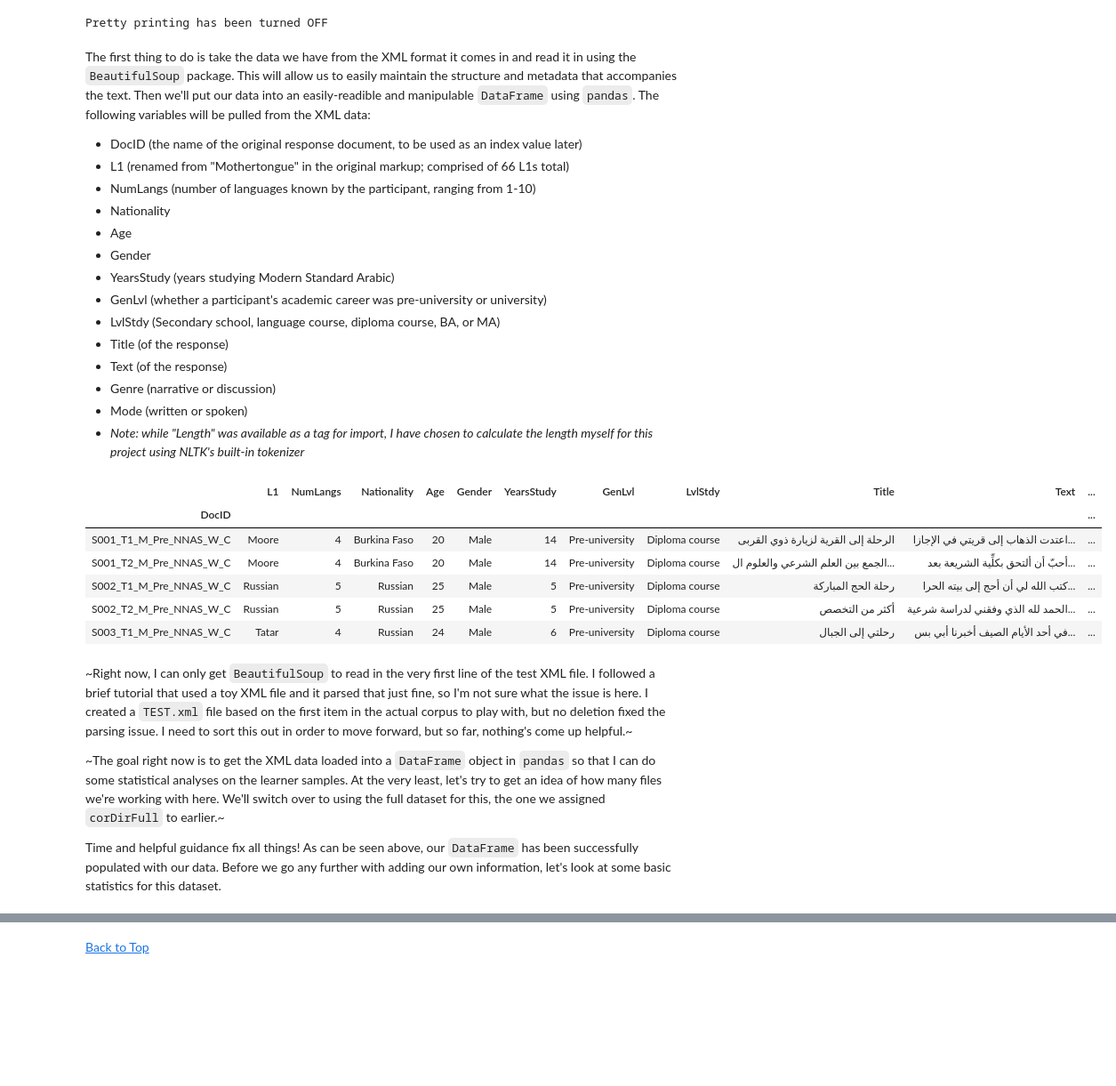
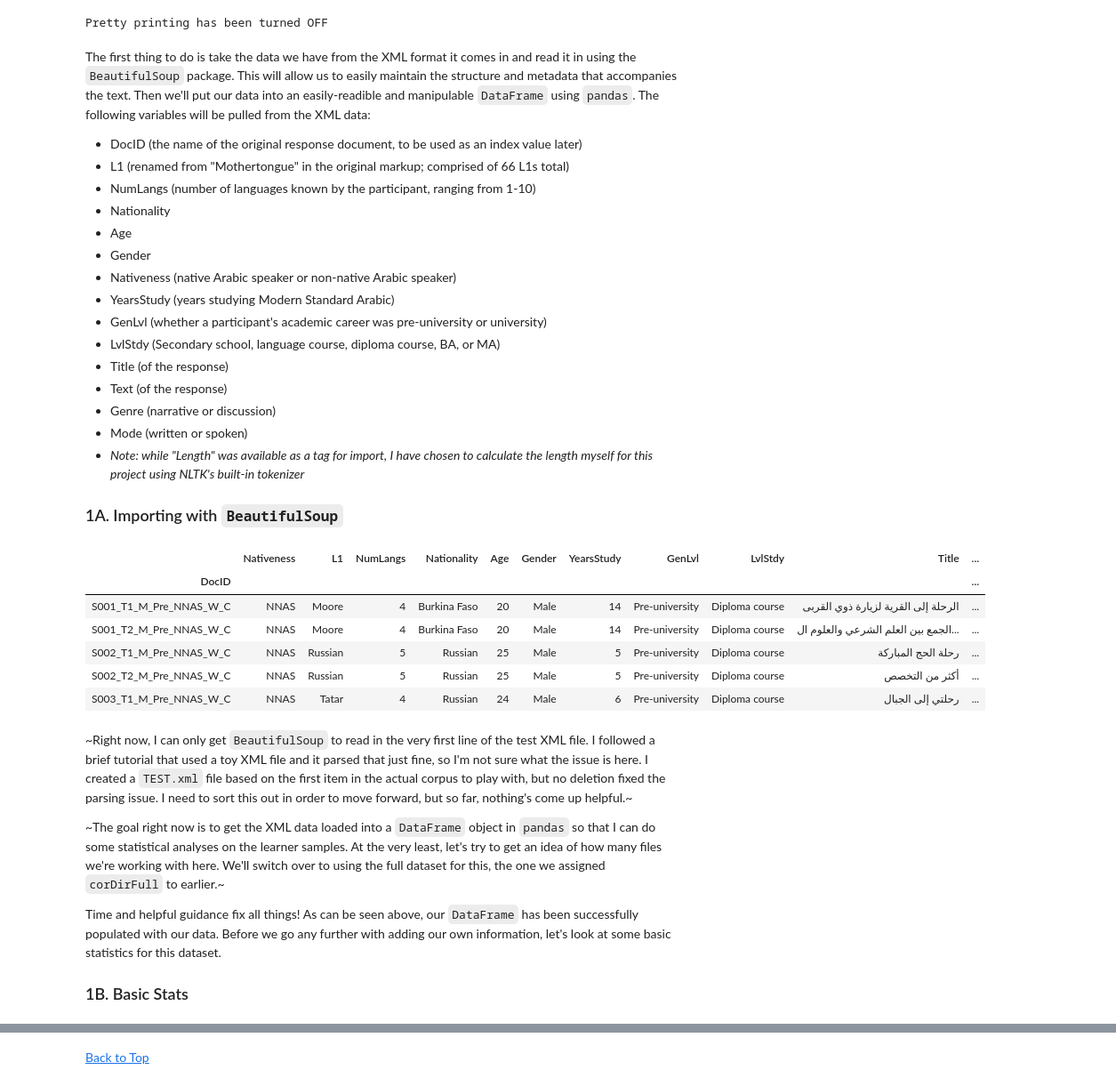
Before and after one commit to AnthonyVerardi/Arabic-Learner-Corpus-Considerations, a Jupyter notebook: Notebooks/ALC_Data_Organization.ipynb, the cells around one changed output, grey strips where cells are left out. Shown at 89% size. Drawn from its saved outputs; the diff is of its cells as text; code cells hidden in the pictures; blank space fills up the shorter version.

```diff
--- a/Notebooks/ALC_Data_Organization.ipynb
+++ b/Notebooks/ALC_Data_Organization.ipynb
@@ -51,6 +58,7 @@ The first thing to do is take the data we have from the XML format it comes in a
 * Nationality
 * Age
 * Gender
+* Nativeness (native Arabic speaker or non-native Arabic speaker)
 * YearsStudy (years studying Modern Standard Arabic)
 * GenLvl (whether a participant's academic career was pre-university or university)
 * LvlStdy (Secondary school, language course, diploma course, BA, or MA)
@@ -59,6 +67,8 @@ The first thing to do is take the data we have from the XML format it comes in a
 * Genre (narrative or discussion)
 * Mode (written or spoken)
 * *Note: while "Length" was available as a tag for import, I have chosen to calculate the length myself for this project using NLTK's built-in tokenizer*
+
+### 1A. Importing with `BeautifulSoup` <a name="BS4"></a>
 # %%
 # Setting up empty lists for my "row" info and setting names for the columns
 # The "rows" will be populated with data from our XML files
@@ -66,7 +76,7 @@ df_rows = []
 
 # The order of these items will be their order in our resulting DataFrame, so it makes
 # sense to organize them now and save a step later reorganizing them
-df_cols = ["DocID", "L1",  "NumLangs", "Nationality", "Age",
+df_cols = ["DocID", "Nativeness", "L1",  "NumLangs", "Nationality", "Age",
            "Gender", "YearsStudy", "GenLvl", "LvlStdy",
            "Title", "Text", "Genre", "Mode"]
 
@@ -84,47 +94,50 @@ for file in essay_fnames:
             l_nationality = soup.nationality.string # Using .string returns all of the string text
             l_age = soup.age.string                 # alone without brackets around the sides
             l_gender = soup.gender.string
             l_YearsStudy = int(soup.no_years_learning_arabic.string)
+            l_nativeness = soup.nativeness.string
             l_L1 = soup.mothertongue.string
             l_numLangs = int(soup.no_languages_spoken.string)
             l_GenLvl = soup.general_level.string
             l_LvlStdy = soup.level_study.string
 
             t_title = soup.title.string
             t_text = soup.text_body.string
             t_genre = soup.genre.string
             t_mode = soup.mode.string
 
         df_rows.append({"DocID":l_docID, "Nationality":l_nationality,
                         "Age":l_age, "Gender":l_gender,
-                        "L1":l_L1, "NumLangs":l_numLangs,
+                        "Nativeness":l_nativeness,"L1":l_L1, "NumLangs":l_numLangs,
                         "YearsStudy":l_YearsStudy, "GenLvl":l_GenLvl,
                         "LvlStdy":l_LvlStdy, "Title":t_title,
                         "Text":t_text, "Genre":t_genre,
                         "Mode":t_mode})
 
 # Creating a DataFrame
 df = pd.DataFrame(df_rows, columns = df_cols)
 
 # Setting the DocID column as the index
 df.set_index(['DocID'], inplace=True)
 
 # Printing out a snapshot of the DataFrame to examine
 df.head()
 # %% [output]
-|  | L1 | NumLangs | Nationality | Age | Gender | YearsStudy | GenLvl | LvlStdy | Title | Text | ... |
+|  | Nativeness | L1 | NumLangs | Nationality | Age | Gender | YearsStudy | GenLvl | LvlStdy | Title | ... |
 | DocID |  |  |  |  |  |  |  |  |  |  | ... |
-| S001_T1_M_Pre_NNAS_W_C | Moore | 4 | Burkina Faso | 20 | Male | 14 | Pre-university | Diploma course | الرحلة إلى القرية لزيارة ذوي القربى | اعتدت الذهاب إلى قريتي في الإجازا... | ... |
-| S001_T2_M_Pre_NNAS_W_C | Moore | 4 | Burkina Faso | 20 | Male | 14 | Pre-university | Diploma course | الجمع بين العلم الشرعي والعلوم ال... | أحبّ أن ألتحق بكلِّية الشريعة بعد... | ... |
-| S002_T1_M_Pre_NNAS_W_C | Russian | 5 | Russian | 25 | Male | 5 | Pre-university | Diploma course | رحلة الحج المباركة | كتب الله لي أن أحج إلى بيته الحرا... | ... |
-| S002_T2_M_Pre_NNAS_W_C | Russian | 5 | Russian | 25 | Male | 5 | Pre-university | Diploma course | أكثر من التخصص | الحمد لله الذي وفقني لدراسة شرعية... | ... |
-| S003_T1_M_Pre_NNAS_W_C | Tatar | 4 | Russian | 24 | Male | 6 | Pre-university | Diploma course | رحلتي إلى الجبال | في أحد الأيام الصيف أخبرنا أبي بس... | ... |
+| S001_T1_M_Pre_NNAS_W_C | NNAS | Moore | 4 | Burkina Faso | 20 | Male | 14 | Pre-university | Diploma course | الرحلة إلى القرية لزيارة ذوي القربى | ... |
+| S001_T2_M_Pre_NNAS_W_C | NNAS | Moore | 4 | Burkina Faso | 20 | Male | 14 | Pre-university | Diploma course | الجمع بين العلم الشرعي والعلوم ال... | ... |
+| S002_T1_M_Pre_NNAS_W_C | NNAS | Russian | 5 | Russian | 25 | Male | 5 | Pre-university | Diploma course | رحلة الحج المباركة | ... |
+| S002_T2_M_Pre_NNAS_W_C | NNAS | Russian | 5 | Russian | 25 | Male | 5 | Pre-university | Diploma course | أكثر من التخصص | ... |
+| S003_T1_M_Pre_NNAS_W_C | NNAS | Tatar | 4 | Russian | 24 | Male | 6 | Pre-university | Diploma course | رحلتي إلى الجبال | ... |
 # %% [markdown]
 ~Right now, I can only get `BeautifulSoup` to read in the very first line of the test XML file. I followed a brief tutorial that used a toy XML file and it parsed that just fine, so I'm not sure what the issue is here. I created a `TEST.xml` file based on the first item in the actual corpus to play with, but no deletion fixed the parsing issue. I need to sort this out in order to move forward, but so far, nothing's come up helpful.~
 
 ~The goal right now is to get the XML data loaded into a `DataFrame` object in `pandas` so that I can do some statistical analyses on the learner samples. At the very least, let's try to get an idea of how many files we're working with here. We'll switch over to using the full dataset for this, the one we assigned `corDirFull` to earlier.~
 
 Time and helpful guidance fix all things! As can be seen above, our `DataFrame` has been successfully populated with our data. Before we go any further with adding our own information, let's look at some basic statistics for this dataset.
+
+### 1B. Basic Stats <a name="DES"></a>
 # %%
 df.info()
 df.describe()
```
Also changed, not shown: parts of 16 cells of this notebook.
